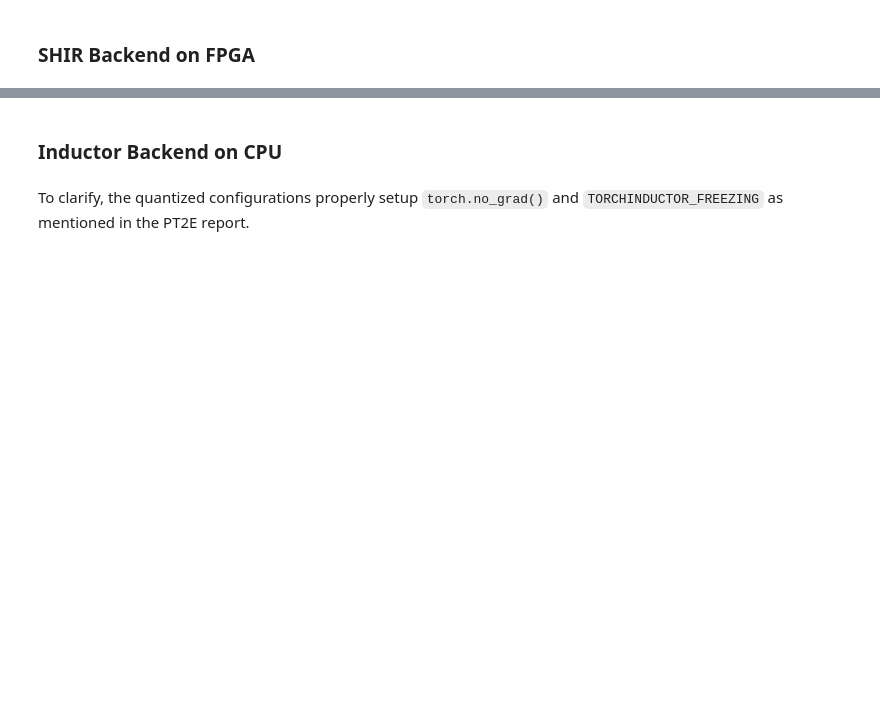
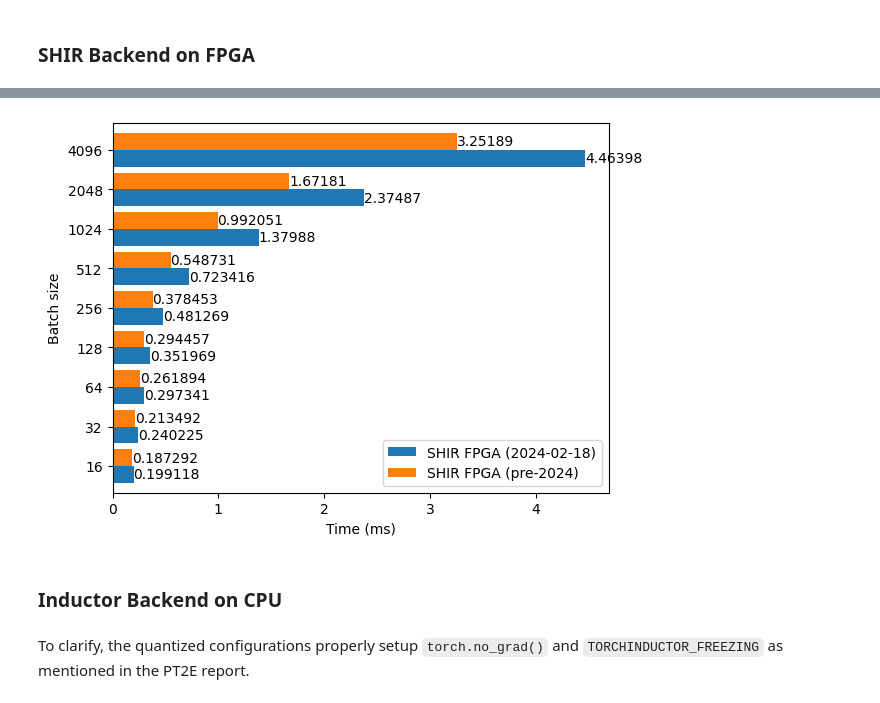
Before and after one commit to plankp/pytorch-shir, a Jupyter notebook: diagrams/perf_report.ipynb, the cells around one changed output, grey strips where cells are left out. Cells and saved outputs as stored; diff of their text form; code cells hidden in the pictures; blank space fills up the shorter version.

```diff
--- a/diagrams/perf_report.ipynb
+++ b/diagrams/perf_report.ipynb
@@ -85,0 +86,7 @@ for container in ax.containers:
+# %%
+df_slp_fpga = pd.DataFrame({
+    'SHIR FPGA (2024-02-18)': load_medians('server_metrics/simple_slp/shir_fpga_2024_02_18.csv'),
+    'SHIR FPGA (pre-2024)': load_medians('server_metrics_old/simple_slp/shir_fpga_buf.csv'),
+})
+
+df_slp_fpga
@@ -86,3 +104,11 @@ for container in ax.containers:
+# %%
+ax = (df_slp_fpga / 1_000_000).plot.barh(width=0.85)
+ax.set_xlabel('Time (ms)')
+ax.set_ylabel('Batch size')
+for container in ax.containers:
+    ax.bar_label(container)
+# %% [output]
+[figure, added]
 # %% [markdown]
 ### Inductor Backend on CPU
 # %% [markdown]
```
Also changed, not shown: parts of 9 cells of this notebook, 3 other files.
